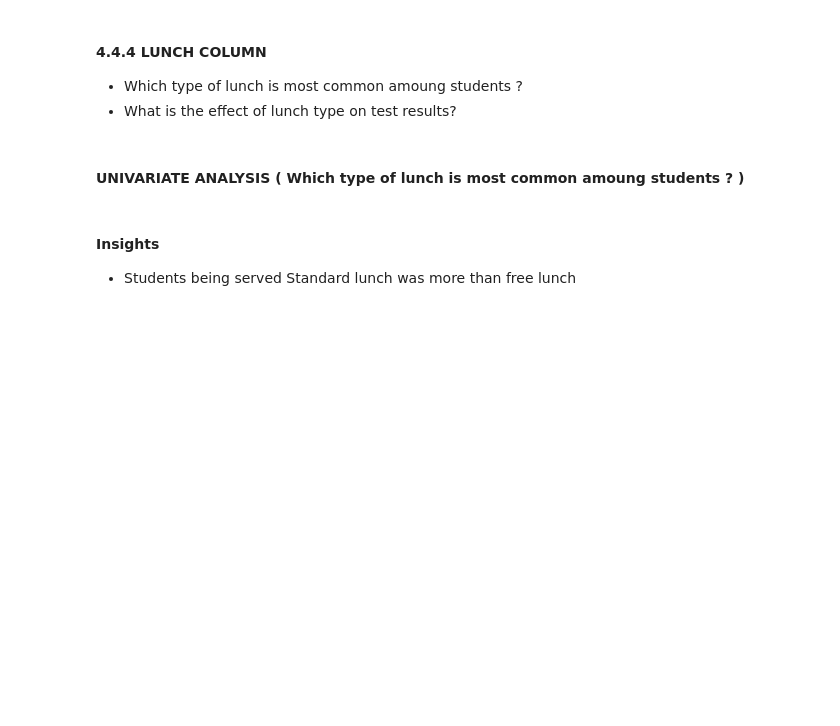
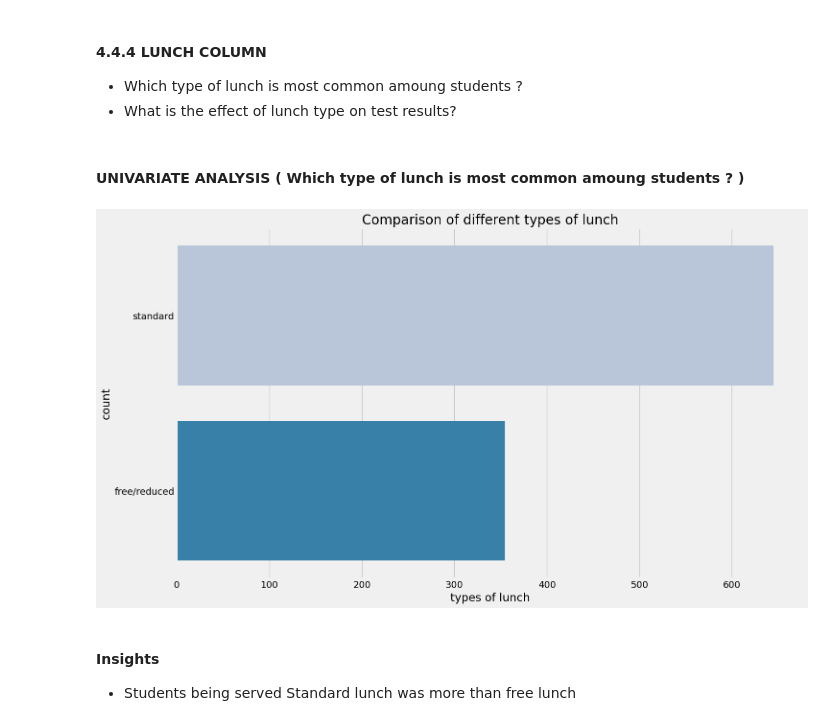
Before and after one commit to IamVJay15/MLproject, a Jupyter notebook: notebook/1 . EDA STUDENT PERFORMANCE .ipynb, the cells around one changed output. Saved outputs shown, nothing was run; the diff lists cells and outputs as text; code cells hidden in the pictures; blank space fills up the shorter version.

```diff
--- a/notebook/1 . EDA STUDENT PERFORMANCE .ipynb
+++ b/notebook/1 . EDA STUDENT PERFORMANCE .ipynb
@@ -558,12 +554,14 @@ plt.show()
 #### UNIVARIATE ANALYSIS ( Which type of lunch is most common amoung students ? )
 # %%
 plt.rcParams['figure.figsize'] = (15, 9)
-plt.style.use('seaborn-talk')
+# plt.style.use('seaborn-talk')
 sns.countplot(df['lunch'], palette = 'PuBu')
 plt.title('Comparison of different types of lunch', fontweight = 30, fontsize = 20)
 plt.xlabel('types of lunch')
 plt.ylabel('count')
 plt.show()
+# %% [output]
+[figure, added]
 # %% [markdown]
 #### Insights
 - Students being served Standard lunch was more than free lunch
```
Also changed, not shown: parts of 10 cells of this notebook.
